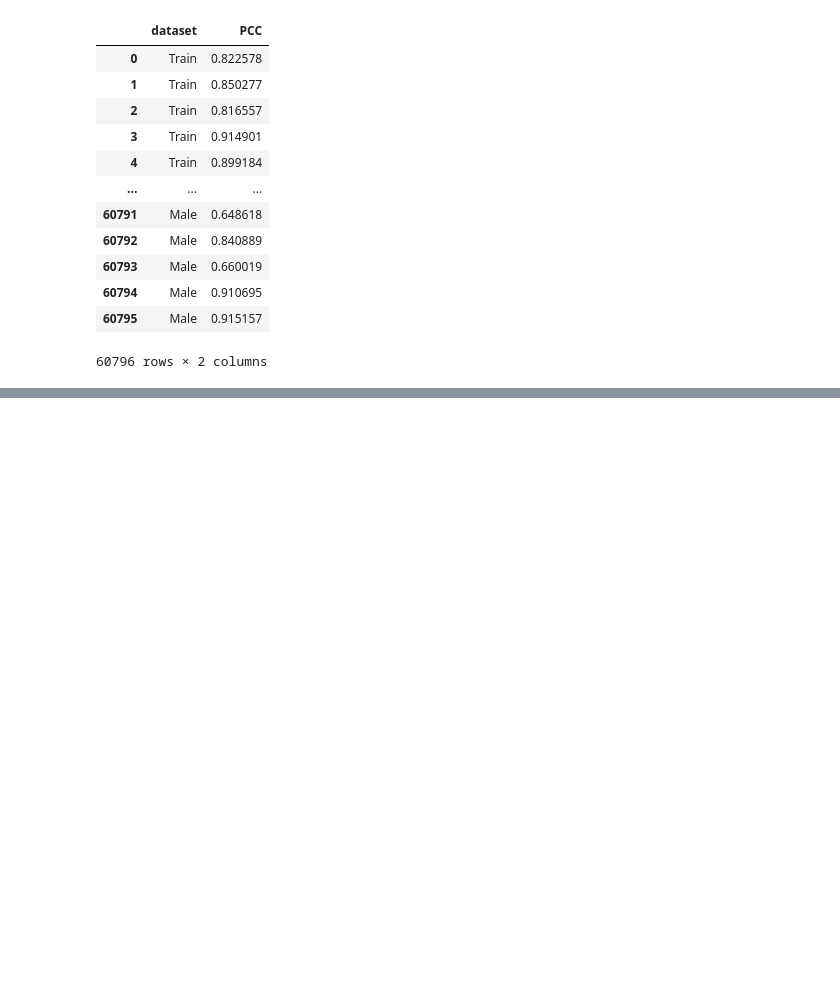
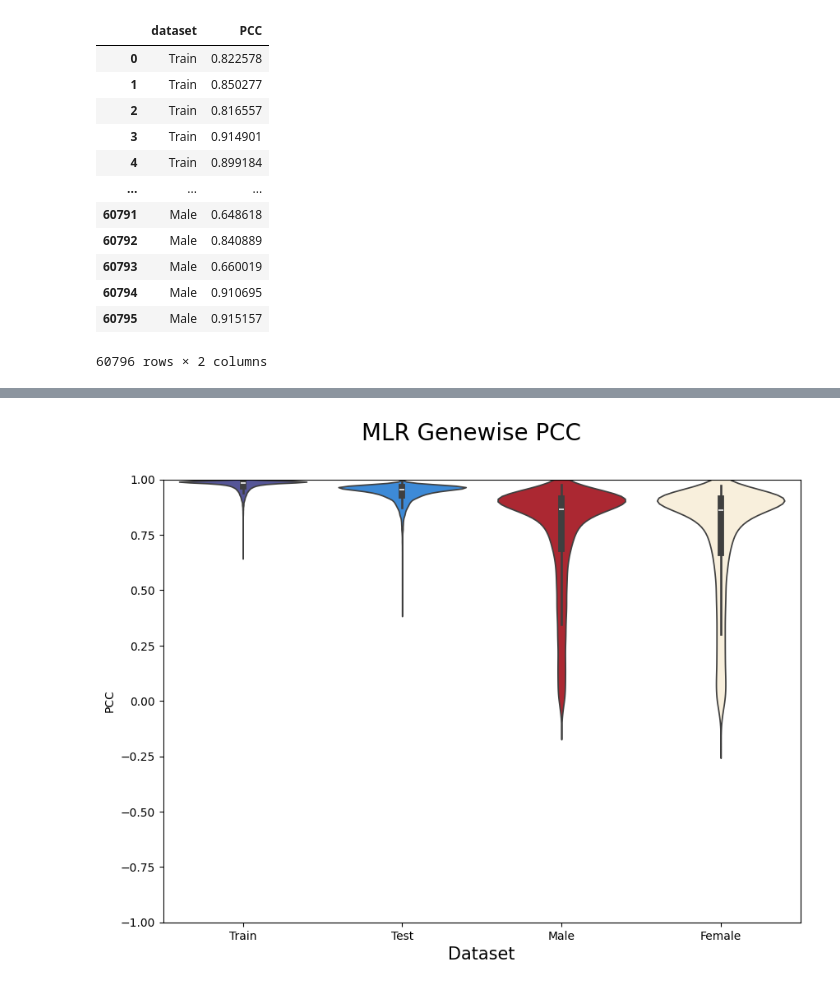
Before and after one commit to Alexander-Broadley/Zhang_lab_rotation, a Jupyter notebook: report_figures/accuracy_plots.ipynb, the cells around one changed output, grey strips where cells are left out. Saved outputs shown, nothing was run; the diff lists cells and outputs as text; code cells hidden in the pictures; blank space fills up the shorter version.

```diff
--- a/report_figures/accuracy_plots.ipynb
+++ b/report_figures/accuracy_plots.ipynb
@@ -153,0 +136,11 @@ create_pearsons_violin(plot_frame, y_col = 'PCC', title = 'Deep Learning Genewis
+# %%
+MLR_results = pd.read_csv('../RF_MLR/data/MLR_regressor_results.csv', index_col = 0)
+MLR_results.columns = ['Train', 'Test_drop', 'Male', 'Female', 'Test']
+MLR_results = MLR_results[['Train', 'Test', 'Male', 'Female']]
+# %%
+MLR_results_to_plot = MLR_results.melt()
+MLR_results_to_plot.columns = ['dataset', 'PCC']
+# %%
+create_pearsons_violin(MLR_results_to_plot, y_col = 'PCC', title = 'MLR Genewise PCC', file_title = 'MLR_genewise_PCC', palette = palette)
+# %% [output]
+[figure, added]
```
Also changed, not shown: parts of 8 cells of this notebook, 6 other files.
